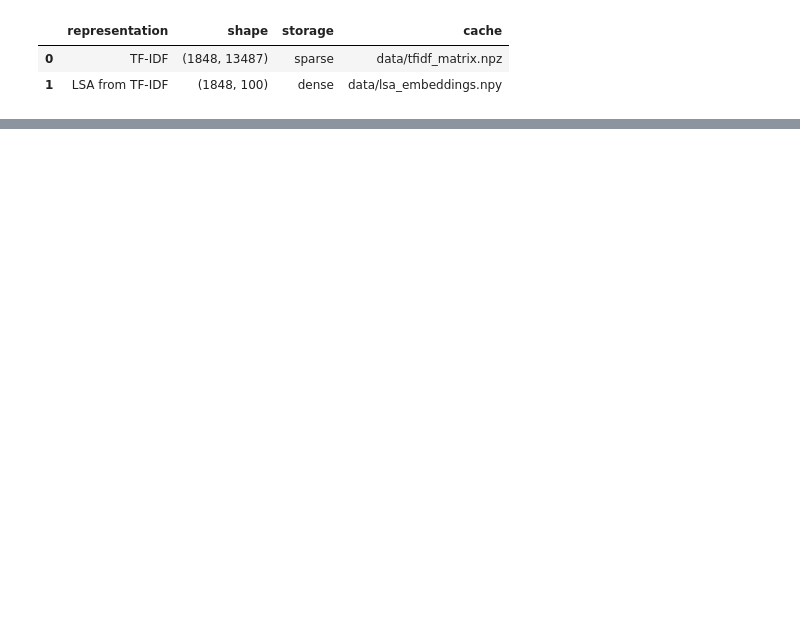
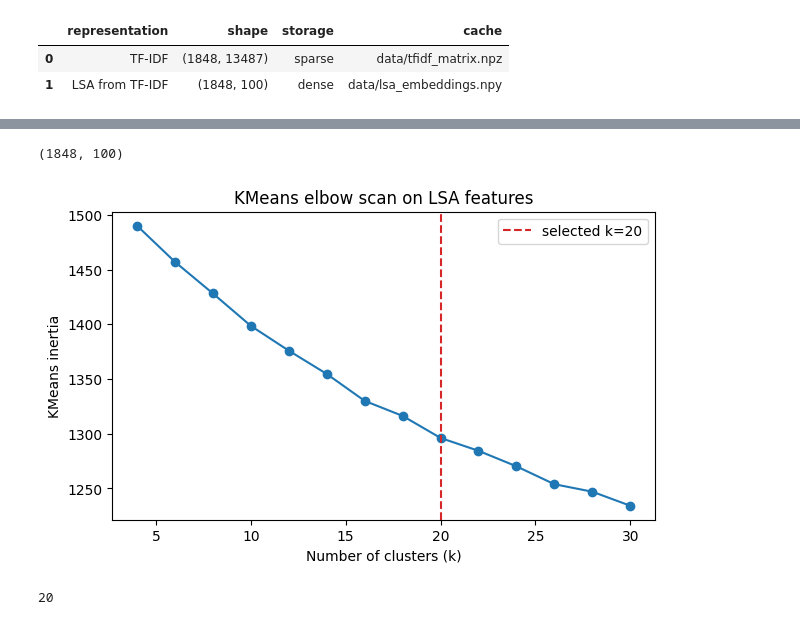
Before and after one commit to dobosipeter/usml_homework, a Jupyter notebook: arxiv_topics.ipynb, the cells around one changed output, grey strips where cells are left out. Cells and saved outputs as stored; diff of their text form; code cells hidden in the pictures; blank space fills up the shorter version.

Commit message:
clustering

```diff
--- a/arxiv_topics.ipynb
+++ b/arxiv_topics.ipynb
@@ -334,0 +341,22 @@ representation_summary
+# %%
+import json
+
+import hdbscan
+import matplotlib.pyplot as plt
+from kneed import KneeLocator
+from sklearn.cluster import AgglomerativeClustering, KMeans
+from sklearn.metrics import (
+    calinski_harabasz_score,
+    davies_bouldin_score,
+    silhouette_score,
+)
+
+CLUSTERING_CACHE = DATA_DIR / "lsa_clustering_results.json"
+KMEANS_LABELS_CACHE = DATA_DIR / "labels_kmeans_lsa.npy"
+WARD_LABELS_CACHE = DATA_DIR / "labels_ward_lsa.npy"
+HDBSCAN_LABELS_CACHE = DATA_DIR / "labels_hdbscan_lsa.npy"
+
+lsa_embeddings = np.load(LSA_CACHE)
+lsa_embeddings.shape
+# %% [output]
+(1848, 100)
@@ -334,0 +402,25 @@ representation_summary
+# %%
+k_values = list(range(4, 31, 2))
+inertias = []
+
+for k in k_values:
+    model = KMeans(n_clusters=k, random_state=42, n_init=10)
+    model.fit(lsa_embeddings)
+    inertias.append(model.inertia_)
+
+knee = KneeLocator(k_values, inertias, curve="convex", direction="decreasing")
+best_k = int(knee.knee or 12)
+
+fig, ax = plt.subplots(figsize=(7, 4))
+ax.plot(k_values, inertias, marker="o")
+ax.axvline(best_k, color="tab:red", linestyle="--", label=f"selected k={best_k}")
+ax.set_xlabel("Number of clusters (k)")
+ax.set_ylabel("KMeans inertia")
+ax.set_title("KMeans elbow scan on LSA features")
+ax.legend()
+plt.show()
+
+best_k
+# %% [output]
+[figure, added]
+20
```
Also changed, not shown: parts of 8 cells of this notebook.
